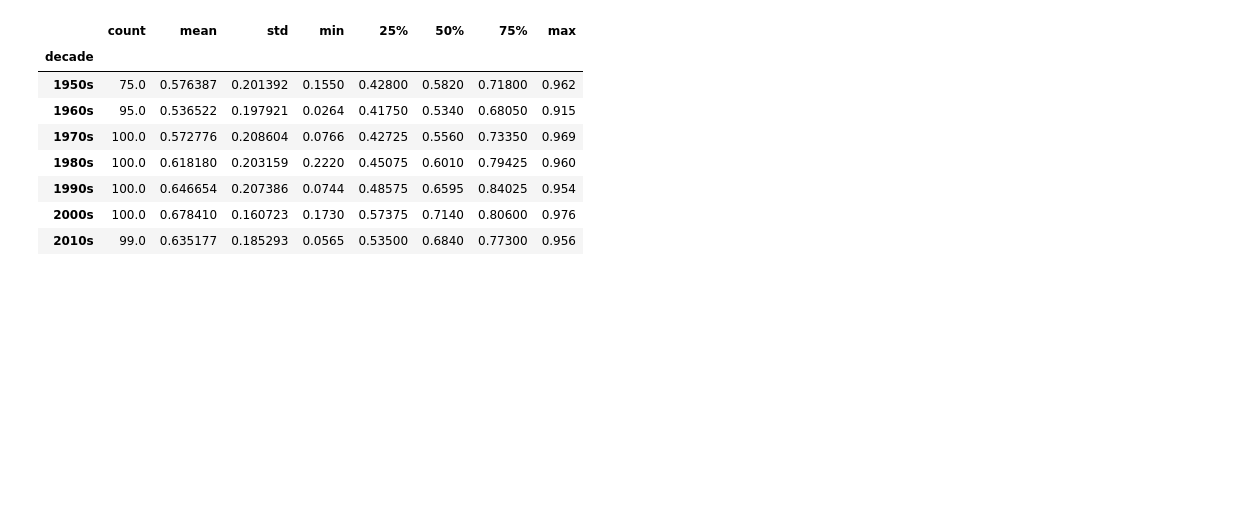
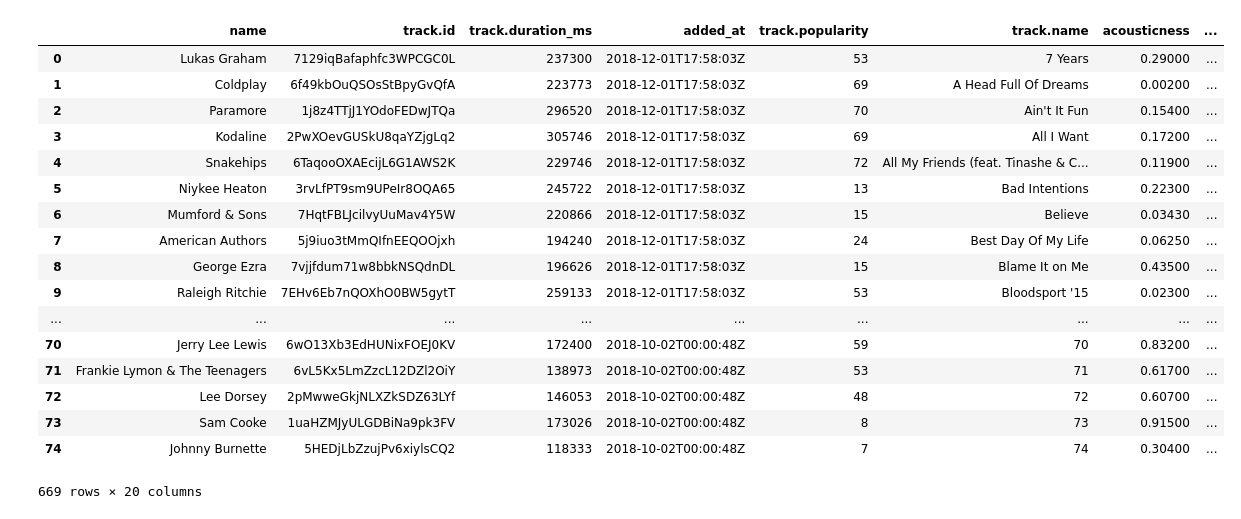
Before and after one commit to hackerman084/MusicOverTheDecades, a Jupyter notebook: Spotify Final.ipynb, the cells around one changed output. Saved outputs shown, nothing was run; the diff lists cells and outputs as text; code cells hidden in the pictures; blank space fills up the shorter version.

```diff
--- a/Spotify Final.ipynb
+++ b/Spotify Final.ipynb
@@ -6,7 +6,9 @@ from bs4 import BeautifulSoup
 import spotipy
 from pandas.io.json import json_normalize
 import matplotlib.pyplot as plt
-token = 'BQAEbfyeIJ1_oH92i1k-hJFJwwwwGuTMyJvvcOB89WVjs5vhzs2hNkPAF3Pd24v27H77T41ZPZ2XFXsByynjl9pDC7HglvxfopEfl1IEP3wv-s_k7jZmN9nuXrIoPf9EEpo9IbAB'
+# https://developer.spotify.com/console/get-playlist-tracks/?playlist_id=37i9dQZF1DX5Ejj0EkURtP&market=&fields=&limit=&offset=
+# use above website to generate token
+token = "BQCEGu1yUdrdsKQU8_OO10gxBXcoVEnpZoqMGiQnqVACepMVwIxiwDbsI1CmENFiWhoWheYv5SyB7zIuZZWQIttW3jqCbk9DTsmMP0luiCmMUo003hi_WGM1rIYzh5c-yQGyT58abe-VzPepew"
 # %%
 #this gets the 2010s playlist - have to update token if it expires
 r_10s = requests.get("https://api.spotify.com/v1/playlists/37i9dQZF1DX5Ejj0EkURtP", headers={'Authorization': 'Bearer ' + token})
@@ -132,6 +155,35 @@ track_str_50 = '%2C'.join(track_ids_50)
 t_50s = requests.get("https://api.spotify.com/v1/audio-features?ids=" + track_str_50, headers={'Authorization': 'Bearer ' + token})
 track_info_50 = json_normalize(t_50s.json()['audio_features'])
 track_info_50 = track_info_50.drop(columns=['analysis_url', 'mode', 'track_href', 'type', 'uri'])
+
+#track.name appears to be in the index so we need to reindex it
+df_index = df_new.index
+df_new.index = range(len(df_new))
+df_new["track.name"] = df_index
+
+grouped_50_index = grouped_50.index
+grouped_50.index = range(len(grouped_50))
+grouped_50["track.name"] = grouped_50.index
+
+grouped_60_index = grouped_60.index
+grouped_60.index = range(len(grouped_60))
+grouped_60["track.name"] = grouped_60.index
+
+grouped_70_index = grouped_70.index
+grouped_70.index = range(len(grouped_70))
+grouped_70["track.name"] = grouped_70.index
+
+grouped_80_index = grouped_80.index
+grouped_80.index = range(len(grouped_80))
+grouped_80["track.name"] = grouped_80.index
+
+grouped_90_index = grouped_90.index
+grouped_90.index = range(len(grouped_90))
+grouped_90["track.name"] = grouped_90.index
+
+grouped_00_index = grouped_00.index
+grouped_00.index = range(len(grouped_00))
+grouped_00["track.name"] = grouped_00.index
 # %%
 data_2010s = pd.merge(df_new, track_info_df, left_on = 'track.id', right_on = 'id')
 data_2000s = pd.merge(grouped_00, track_info_00, left_on = 'track.id', right_on = 'id')
@@ -151,16 +203,26 @@ data_1950s['decade'] = '1950s'
 # %%
 decades_data = pd.concat([data_2010s, data_2000s, data_1990s, data_1980s, data_1970s, data_1960s, data_1950s])
 decades_data['energy'].groupby(decades_data['decade']).describe()
+decades_data # if track name doesn't show up, just restart the kernel
 # %% [output]
-|  | count | mean | std | min | 25% | 50% | 75% | max |
-| decade |  |  |  |  |  |  |  |  |
-| 1950s | 75.0 | 0.576387 | 0.201392 | 0.1550 | 0.42800 | 0.5820 | 0.71800 | 0.962 |
-| 1960s | 95.0 | 0.536522 | 0.197921 | 0.0264 | 0.41750 | 0.5340 | 0.68050 | 0.915 |
-| 1970s | 100.0 | 0.572776 | 0.208604 | 0.0766 | 0.42725 | 0.5560 | 0.73350 | 0.969 |
-| 1980s | 100.0 | 0.618180 | 0.203159 | 0.2220 | 0.45075 | 0.6010 | 0.79425 | 0.960 |
-| 1990s | 100.0 | 0.646654 | 0.207386 | 0.0744 | 0.48575 | 0.6595 | 0.84025 | 0.954 |
-| 2000s | 100.0 | 0.678410 | 0.160723 | 0.1730 | 0.57375 | 0.7140 | 0.80600 | 0.976 |
-| 2010s | 99.0 | 0.635177 | 0.185293 | 0.0565 | 0.53500 | 0.6840 | 0.77300 | 0.956 |
+|  | name | track.id | track.duration_ms | added_at | track.popularity | track.name | acousticness | ... |
+| 0 | Lukas Graham | 7129iqBafaphfc3WPCGC0L | 237300 | 2018-12-01T17:58:03Z | 53 | 7 Years | 0.29000 | ... |
+| 1 | Coldplay | 6f49kbOuQSOsStBpyGvQfA | 223773 | 2018-12-01T17:58:03Z | 69 | A Head Full Of Dreams | 0.00200 | ... |
+| 2 | Paramore | 1j8z4TTjJ1YOdoFEDwJTQa | 296520 | 2018-12-01T17:58:03Z | 70 | Ain't It Fun | 0.15400 | ... |
+| 3 | Kodaline | 2PwXOevGUSkU8qaYZjgLq2 | 305746 | 2018-12-01T17:58:03Z | 69 | All I Want | 0.17200 | ... |
+| 4 | Snakehips | 6TaqooOXAEcijL6G1AWS2K | 229746 | 2018-12-01T17:58:03Z | 72 | All My Friends (feat. Tinashe & C... | 0.11900 | ... |
+| 5 | Niykee Heaton | 3rvLfPT9sm9UPeIr8OQA65 | 245722 | 2018-12-01T17:58:03Z | 13 | Bad Intentions | 0.22300 | ... |
+| 6 | Mumford & Sons | 7HqtFBLJcilvyUuMav4Y5W | 220866 | 2018-12-01T17:58:03Z | 15 | Believe | 0.03430 | ... |
+| 7 | American Authors | 5j9iuo3tMmQIfnEEQOOjxh | 194240 | 2018-12-01T17:58:03Z | 24 | Best Day Of My Life | 0.06250 | ... |
+| 8 | George Ezra | 7vjjfdum71w8bbkNSQdnDL | 196626 | 2018-12-01T17:58:03Z | 15 | Blame It on Me | 0.43500 | ... |
+| 9 | Raleigh Ritchie | 7EHv6Eb7nQOXhO0BW5gytT | 259133 | 2018-12-01T17:58:03Z | 53 | Bloodsport '15 | 0.02300 | ... |
+| ... | ... | ... | ... | ... | ... | ... | ... | ... |
+| 70 | Jerry Lee Lewis | 6wO13Xb3EdHUNixFOEJ0KV | 172400 | 2018-10-02T00:00:48Z | 59 | 70 | 0.83200 | ... |
+| 71 | Frankie Lymon & The Teenagers | 6vL5Kx5LmZzcL12DZl2OiY | 138973 | 2018-10-02T00:00:48Z | 53 | 71 | 0.61700 | ... |
+| 72 | Lee Dorsey | 2pMwweGkjNLXZkSDZ63LYf | 146053 | 2018-10-02T00:00:48Z | 48 | 72 | 0.60700 | ... |
+| 73 | Sam Cooke | 1uaHZMJyULGDBiNa9pk3FV | 173026 | 2018-10-02T00:00:48Z | 8 | 73 | 0.91500 | ... |
+| 74 | Johnny Burnette | 5HEDjLbZzujPv6xiylsCQ2 | 118333 | 2018-10-02T00:00:48Z | 7 | 74 | 0.30400 | ... |
+669 rows × 20 columns
 # %%
 decades_data['energy'].groupby(decades_data['decade']).mean().plot(kind='bar')
 plt.ylabel('Energy')
```
Also changed, not shown: parts of 6 cells of this notebook.
